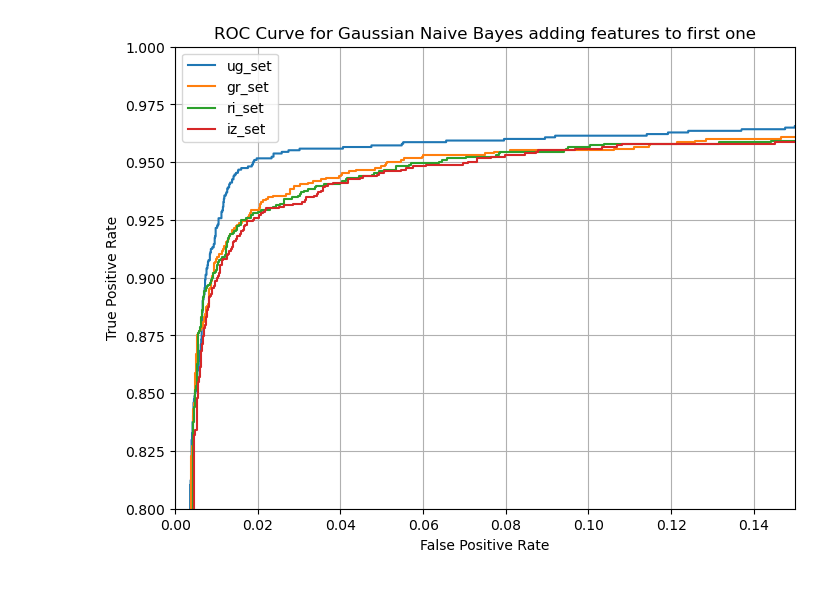
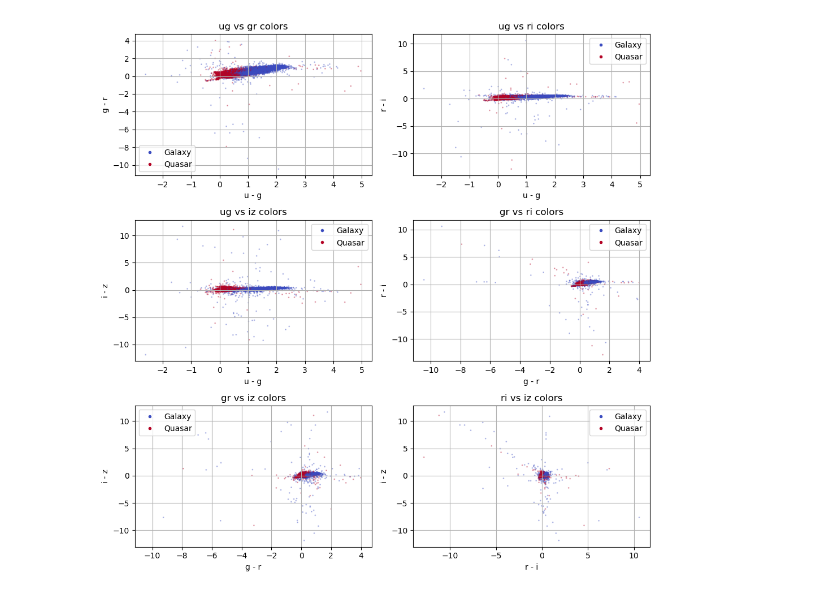
Before and after one commit to NiccoManto01/ilovegit, a Jupyter notebook: Lezioni/Lezione_19/galquas1.ipynb, the cells around one changed output. Cells and saved outputs as stored; diff of their text form; code cells hidden in the pictures.

```diff
--- a/Lezioni/Lezione_19/galquas1.ipynb
+++ b/Lezioni/Lezione_19/galquas1.ipynb
@@ -42,22 +26,0 @@ ax1.grid()
-# %%
-#So first feature seems to be the most important one, let's see if adding more features improves the results
-
-fig2, ax2 = plt.subplots(figsize=(8, 6))
-
-for j in range(4):
-    X = X_tot[:, :j+1] # Select one color at a time
-    X_train, X_test, y_train, y_test = train_test_split(X, labels, test_size=0.2, random_state=42)
-    clf = GaussianNB()
-    clf.fit(X_train, y_train)
-    y_prob = clf.predict_proba(X_test)[:, 1]
-    fpr_gnb, tpr_gnb, thresh_gnb = roc_curve(y_test, y_prob)
-    ax2.plot(fpr_gnb, tpr_gnb, label=f'{names[j]}')
-ax2.set_xlabel('False Positive Rate')
-ax2.set_ylabel('True Positive Rate')
-ax2.set_xlim([0, 0.15])
-ax2.set_ylim([0.8, 1.0])
-ax2.set_title('ROC Curve for Gaussian Naive Bayes adding features to first one')
-ax2.legend()
-ax2.grid()
-# %% [output]
-[figure, removed]
@@ -65,0 +33,49 @@ ax2.grid()
+# %%
+from matplotlib.lines import Line2D
+
+fig1, ax1 = plt.subplots(3,2, figsize=(10, 10))
+# Create custom legend handles
+legend_elements = [
+    Line2D([0], [0], marker='o', color='w', label='Galaxy', markerfacecolor=plt.cm.coolwarm(0.), markersize=5),
+    Line2D([0], [0], marker='o', color='w', label='Quasar', markerfacecolor=plt.cm.coolwarm(1.), markersize=5)
+]
+
+# Add the same legend to all axes
+for ax in ax1.flat:
+    ax.legend(handles=legend_elements)
+    ax.grid()
+
+ax1[0][0].scatter(ug_set, gr_set, c=labels, cmap='coolwarm', s=1, alpha=0.3)
+ax1[0][0].set_xlabel('u - g')
+ax1[0][0].set_ylabel('g - r')
+ax1[0][0].set_title('ug vs gr colors')
+
+ax1[0][1].scatter(ug_set, ri_set, c=labels, cmap='coolwarm', s=1, alpha=0.3)
+ax1[0][1].set_xlabel('u - g')
+ax1[0][1].set_ylabel('r - i')
+ax1[0][1].set_title('ug vs ri colors')
+
+ax1[1][0].scatter(ug_set, iz_set, c=labels, cmap='coolwarm', s=1, alpha=0.3)
+ax1[1][0].set_xlabel('u - g')
+ax1[1][0].set_ylabel('i - z')
+ax1[1][0].set_title('ug vs iz colors')
+
+ax1[1][1].scatter(gr_set, ri_set, c=labels, cmap='coolwarm', s=1, alpha=0.3)
+ax1[1][1].set_xlabel('g - r')
+ax1[1][1].set_ylabel('r - i')
+ax1[1][1].set_title('gr vs ri colors')
+
+ax1[2][0].scatter(gr_set, iz_set, c=labels, cmap='coolwarm', s=1, alpha=0.3)
+ax1[2][0].set_xlabel('g - r')
+ax1[2][0].set_ylabel('i - z')
+ax1[2][0].set_title('gr vs iz colors')
+
+ax1[2][1].scatter(ri_set, iz_set, c=labels, cmap='coolwarm', s=1, alpha=0.3)
+ax1[2][1].set_xlabel('r - i')
+ax1[2][1].set_ylabel('i - z')
+ax1[2][1].set_title('ri vs iz colors')
+
+fig1.subplots_adjust(hspace=0.8)
+plt.tight_layout()
+# %% [output]
+[figure, added]
```
Also changed, not shown: parts of 13 cells of this notebook, 3 other files.
